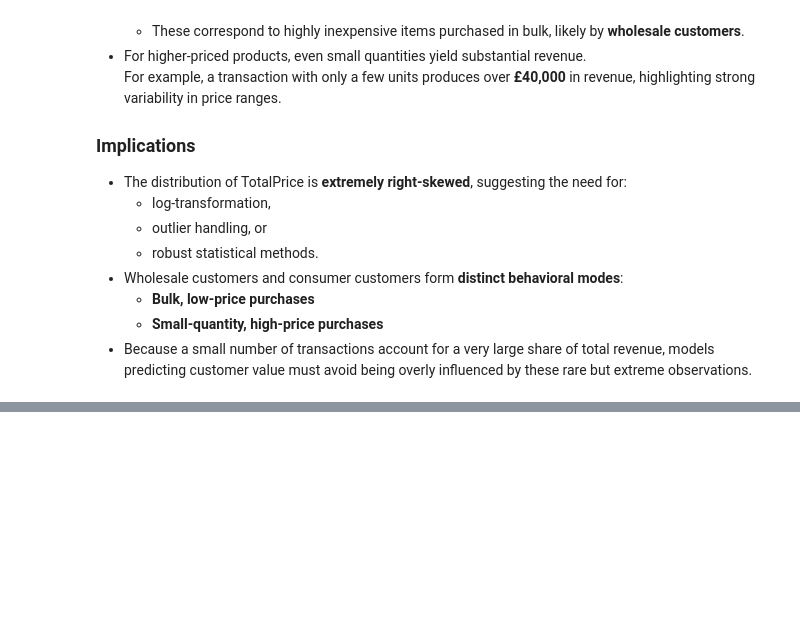
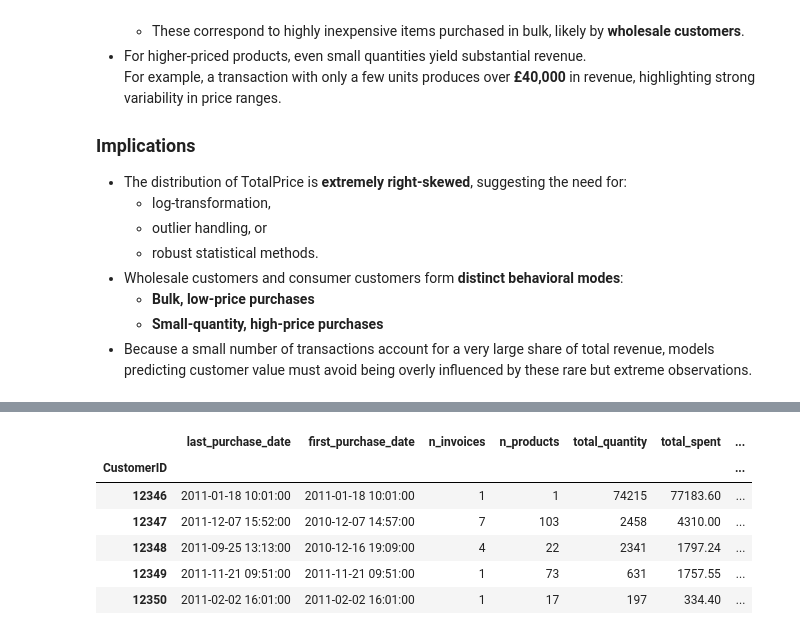
Before and after one commit to jz024/online_retail, a Jupyter notebook: final_project.ipynb, the cells around one changed output, grey strips where cells are left out. Saved outputs shown, nothing was run; the diff lists cells and outputs as text; code cells hidden in the pictures; blank space fills up the shorter version.

```diff
--- a/final_project.ipynb
+++ b/final_project.ipynb
@@ -136,2 +157,2 @@ These values are typically associated with corrections or invalid entries. We re
 # %%
-df = df[(df["Quantity"] > 0) & (df["UnitPrice"] > 0)]
+df_clean = df_clean[(df_clean["Quantity"] > 0) & (df_clean["UnitPrice"] > 0)]
@@ -150,2 +159,2 @@ To facilitate exploratory analysis and later modeling, we create several additio
 # %%
-df["TotalPrice"] = df["Quantity"] * df["UnitPrice"]
+df_clean["TotalPrice"] = df_clean["Quantity"] * df_clean["UnitPrice"]
@@ -520,0 +581,34 @@ df.plot.scatter(x="Quantity", y="TotalPrice", alpha=0.3, figsize=(6,4))
+# %%
+reference_date = df_clean["InvoiceDate"].max()
+
+customer_agg = df_clean.groupby("CustomerID").agg(
+    last_purchase_date=("InvoiceDate", "max"),
+    first_purchase_date=("InvoiceDate", "min"),
+    n_invoices=("InvoiceNo", "nunique"),
+    n_products=("StockCode", "nunique"),
+    total_quantity=("Quantity", "sum"),
+    total_spent=("TotalPrice", "sum"),
+    mean_price=("UnitPrice", "mean"),
+    mean_quantity_per_invoice=("Quantity", "mean"),
+    n_purchase_days=("InvoiceDate", lambda x: x.dt.date.nunique())
+)
+
+customer_agg["total_spent_log"] = np.log1p(customer_agg["total_spent"])
+
+customer_agg["recency_days"] = (reference_date - customer_agg["last_purchase_date"]).dt.days
+
+customer_agg["lifetime_days"] = (
+    customer_agg["last_purchase_date"] - customer_agg["first_purchase_date"]
+).dt.days + 1
+
+customer_agg["invoices_per_month"] = customer_agg["n_invoices"] / (customer_agg["lifetime_days"] / 30.0)
+
+customer_agg.head()
+# %% [output]
+|  | last_purchase_date | first_purchase_date | n_invoices | n_products | total_quantity | total_spent | ... |
+| CustomerID |  |  |  |  |  |  | ... |
+| 12346 | 2011-01-18 10:01:00 | 2011-01-18 10:01:00 | 1 | 1 | 74215 | 77183.60 | ... |
+| 12347 | 2011-12-07 15:52:00 | 2010-12-07 14:57:00 | 7 | 103 | 2458 | 4310.00 | ... |
+| 12348 | 2011-09-25 13:13:00 | 2010-12-16 19:09:00 | 4 | 22 | 2341 | 1797.24 | ... |
+| 12349 | 2011-11-21 09:51:00 | 2011-11-21 09:51:00 | 1 | 73 | 631 | 1757.55 | ... |
+| 12350 | 2011-02-02 16:01:00 | 2011-02-02 16:01:00 | 1 | 17 | 197 | 334.40 | ... |
```
Also changed, not shown: parts of 75 cells of this notebook.
